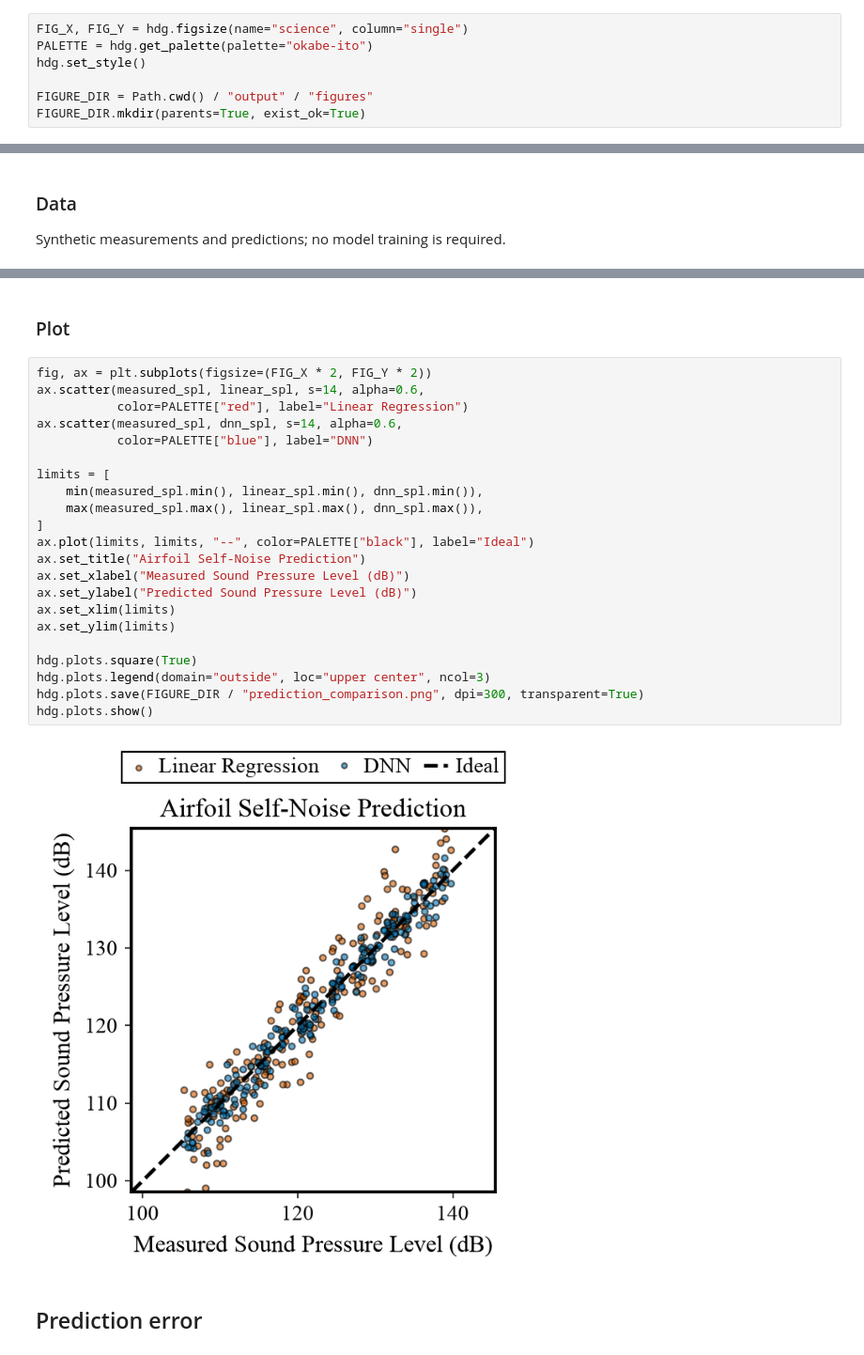
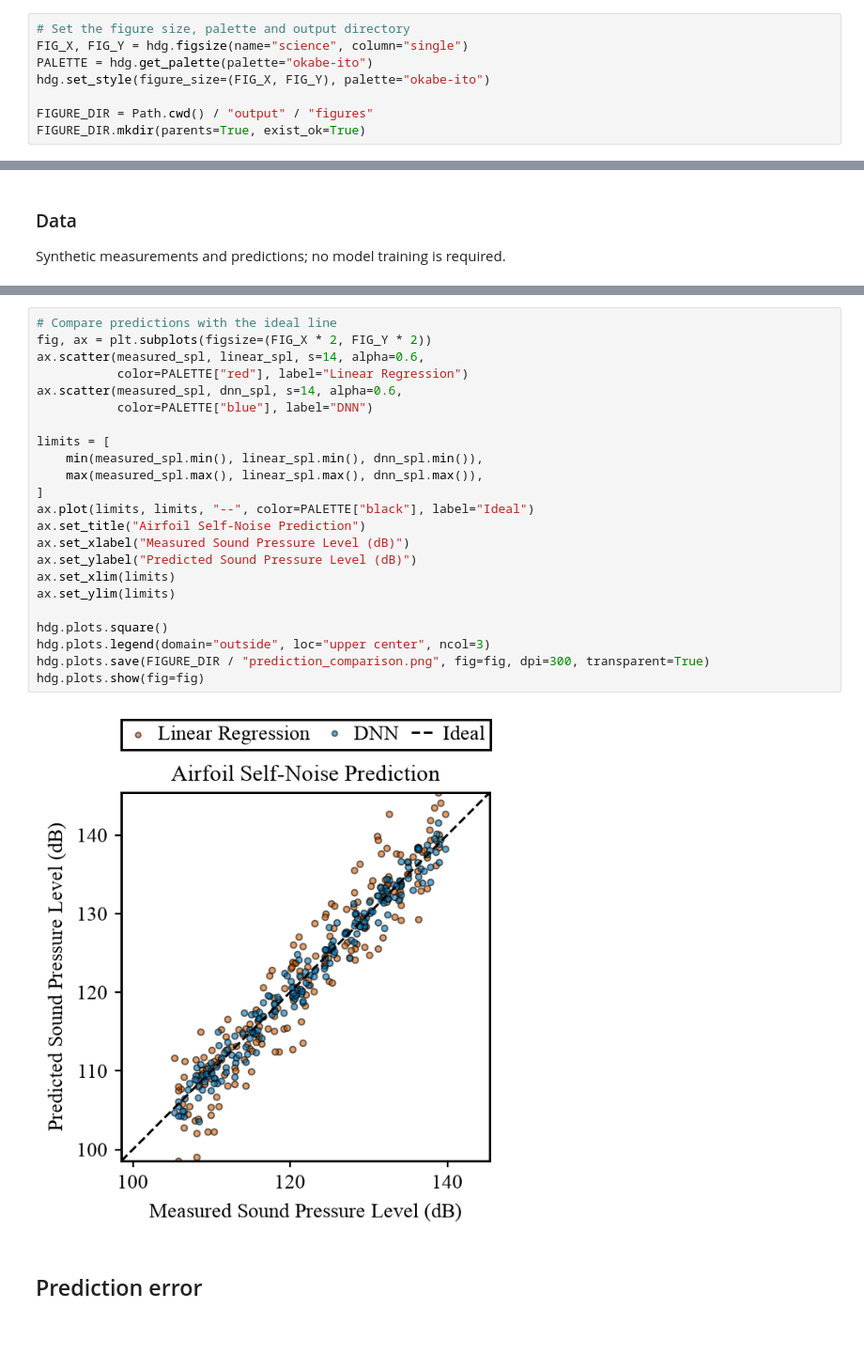
Before and after one commit to PentagonToy/Hedgehogs, a Jupyter notebook: tutorials/plots.ipynb, the cells around one changed output, grey strips where cells are left out. Shown at 94% size. Saved outputs shown, nothing was run; the diff lists cells and outputs as text.

Commit message:
Refine figure finishing and refresh plot examples

```diff
--- a/tutorials/plots.ipynb
+++ b/tutorials/plots.ipynb
@@ -9,9 +12,10 @@ import hedgehogs as hdg
 # %% [markdown]
 ## Figure configuration
 # %%
+# Set the figure size, palette and output directory
 FIG_X, FIG_Y = hdg.figsize(name="science", column="single")
 PALETTE = hdg.get_palette(palette="okabe-ito")
-hdg.set_style()
+hdg.set_style(figure_size=(FIG_X, FIG_Y), palette="okabe-ito")
 
 FIGURE_DIR = Path.cwd() / "output" / "figures"
 FIGURE_DIR.mkdir(parents=True, exist_ok=True)
@@ -47,32 +50,31 @@ rng = np.random.default_rng(seed=42)
 measured_spl = rng.uniform(105, 140, size=200)
 linear_spl = measured_spl + rng.normal(0, 3.5, size=200)
 dnn_spl = measured_spl + rng.normal(0, 1.6, size=200)
-# %% [markdown]
-### Plot
 # %%
+# Compare predictions with the ideal line
 fig, ax = plt.subplots(figsize=(FIG_X * 2, FIG_Y * 2))
 ax.scatter(measured_spl, linear_spl, s=14, alpha=0.6,
            color=PALETTE["red"], label="Linear Regression")
 ax.scatter(measured_spl, dnn_spl, s=14, alpha=0.6,
            color=PALETTE["blue"], label="DNN")
 
 limits = [
     min(measured_spl.min(), linear_spl.min(), dnn_spl.min()),
     max(measured_spl.max(), linear_spl.max(), dnn_spl.max()),
 ]
 ax.plot(limits, limits, "--", color=PALETTE["black"], label="Ideal")
 ax.set_title("Airfoil Self-Noise Prediction")
 ax.set_xlabel("Measured Sound Pressure Level (dB)")
 ax.set_ylabel("Predicted Sound Pressure Level (dB)")
 ax.set_xlim(limits)
 ax.set_ylim(limits)
 
-hdg.plots.square(True)
+hdg.plots.square()
 hdg.plots.legend(domain="outside", loc="upper center", ncol=3)
-hdg.plots.save(FIGURE_DIR / "prediction_comparison.png", dpi=300, transparent=True)
-hdg.plots.show()
+hdg.plots.save(FIGURE_DIR / "prediction_comparison.png", fig=fig, dpi=300, transparent=True)
+hdg.plots.show(fig=fig)
 # %% [output]
-[figure, old version]
+[figure, new version]
 # %% [markdown]
 ## Prediction error
 # %%
```
Also changed, not shown: parts of 20 cells of this notebook, 38 other files.
